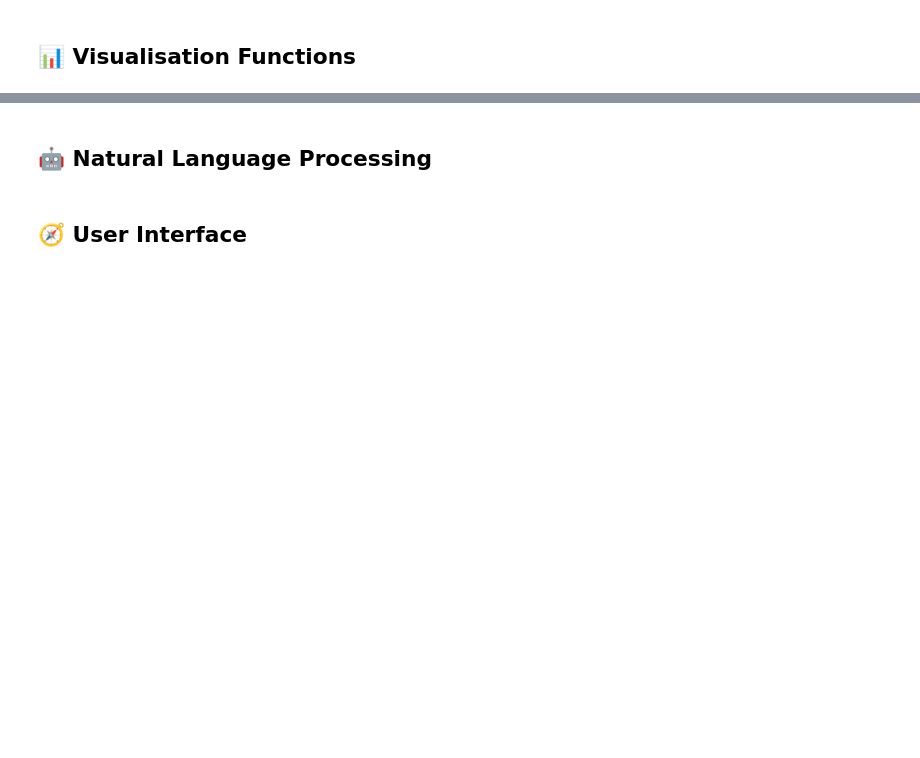
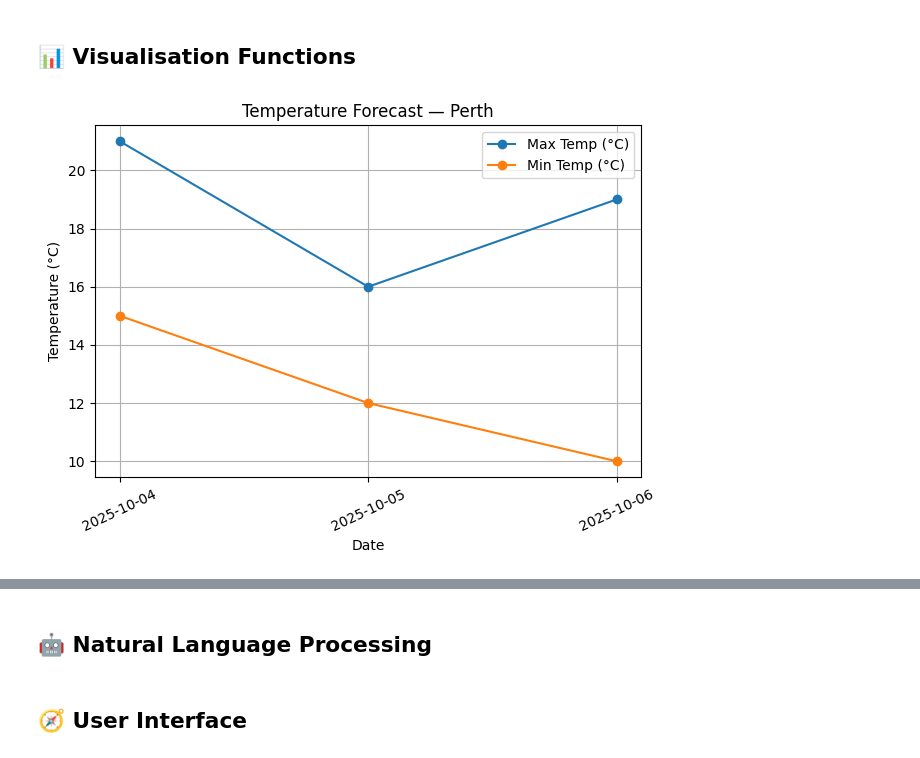
Before and after one commit to Maliha861/Maliha_WeatherWise-Assignment, a Jupyter notebook: starter_notebook.ipynb, the cells around one changed output, grey strips where cells are left out. Cells and saved outputs as stored; diff of their text form; code cells hidden in the pictures; blank space fills up the shorter version.

```diff
--- a/starter_notebook.ipynb
+++ b/starter_notebook.ipynb
@@ -205,3 +237,61 @@ print(json.dumps(weather_data, indent=2))
 # %% [markdown]
 ## 📊 Visualisation Functions
+# %%
+# Define create_temperature_visualisation() — minimal, rubric-friendly
+
+import matplotlib.pyplot as plt
+
+def create_temperature_visualisation(weather_data, output_type='display'):
+    """
+    Create visualisation of temperature data (min/max °C line chart).
+    """
+    # Basic validation
+    if not isinstance(weather_data, dict):
+        raise TypeError("weather_data must be a dict as returned by get_weather_data().")
+    if "error" in weather_data:
+        print(weather_data["error"]); return None
+    if "forecast" not in weather_data or not weather_data["forecast"]:
+        print("No forecast data available to plot."); return None
+
+    # Extract series (with safe numeric casting)
+    dates = [str(d.get("date", "")) for d in weather_data["forecast"]]
+    mins  = []
+    maxs  = []
+    for d in weather_data["forecast"]:
+        mn = d.get("min_c"); mx = d.get("max_c")
+        try: mn = float(mn) if mn is not None else None
+        except: mn = None
+        try: mx = float(mx) if mx is not None else None
+        except: mx = None
+        mins.append(mn); maxs.append(mx)
+
+    # Build figure
+    fig = plt.figure()
+    ax = fig.add_subplot(111)
+    ax.plot(dates, maxs, marker="o", label="Max Temp (°C)")
+    ax.plot(dates, mins, marker="o", label="Min Temp (°C)")
+
+    ax.set_title(f"Temperature Forecast — {weather_data.get('location','')}")
+    ax.set_xlabel("Date")
+    ax.set_ylabel("Temperature (°C)")
+    ax.grid(True)
+    ax.legend()
+
+    # Readability
+    plt.xticks(rotation=25)
+    plt.tight_layout()
+
+    if output_type == 'figure':
+        return fig
+    plt.show(); plt.close(fig); return None
+
+    # Show the temperature chart below
+
+wd = get_weather_data("Perth", forecast_days=3, units="m")
+fig = create_temperature_visualisation(wd, output_type='figure')
+if fig:
+    plt.figure(fig.number)
+    plt.show()
+# %% [output]
+[figure, added]
 # %%
```
Also changed, not shown: parts of 26 cells of this notebook.
